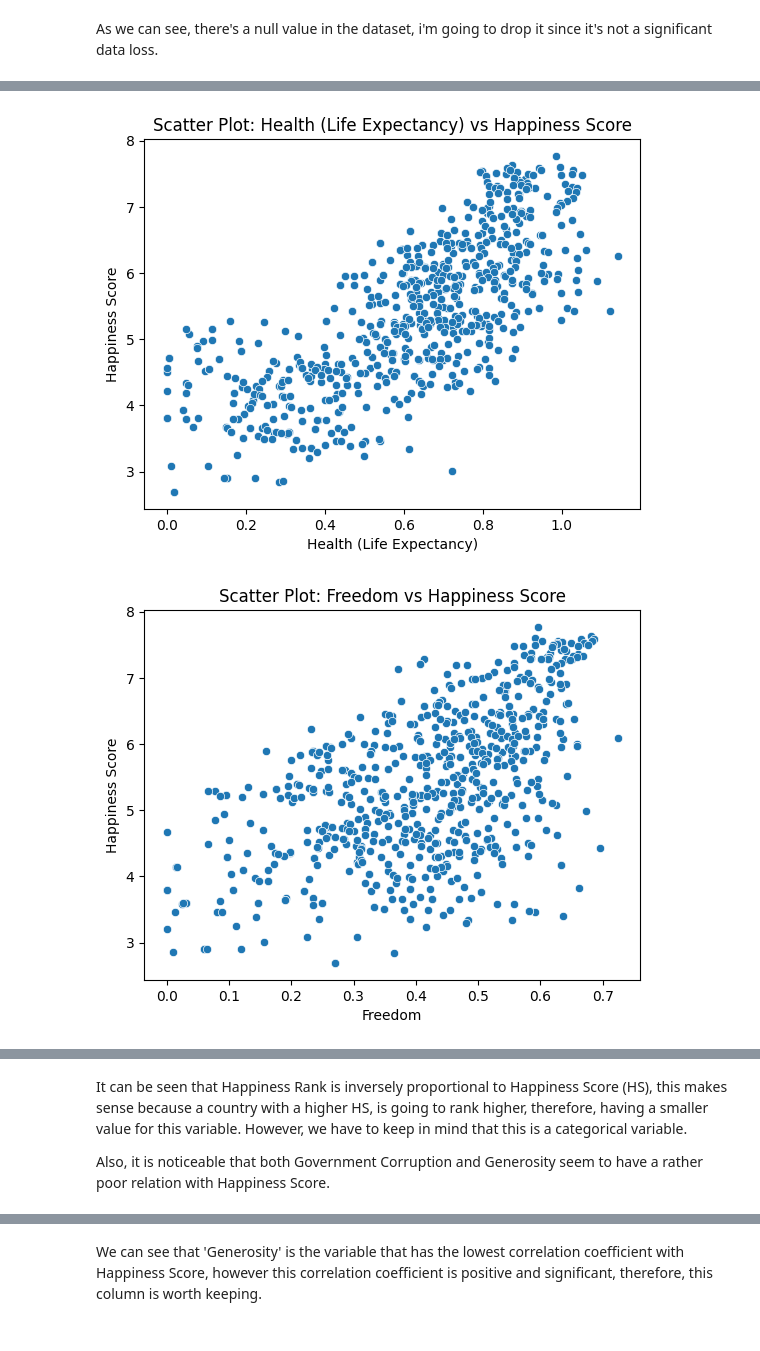
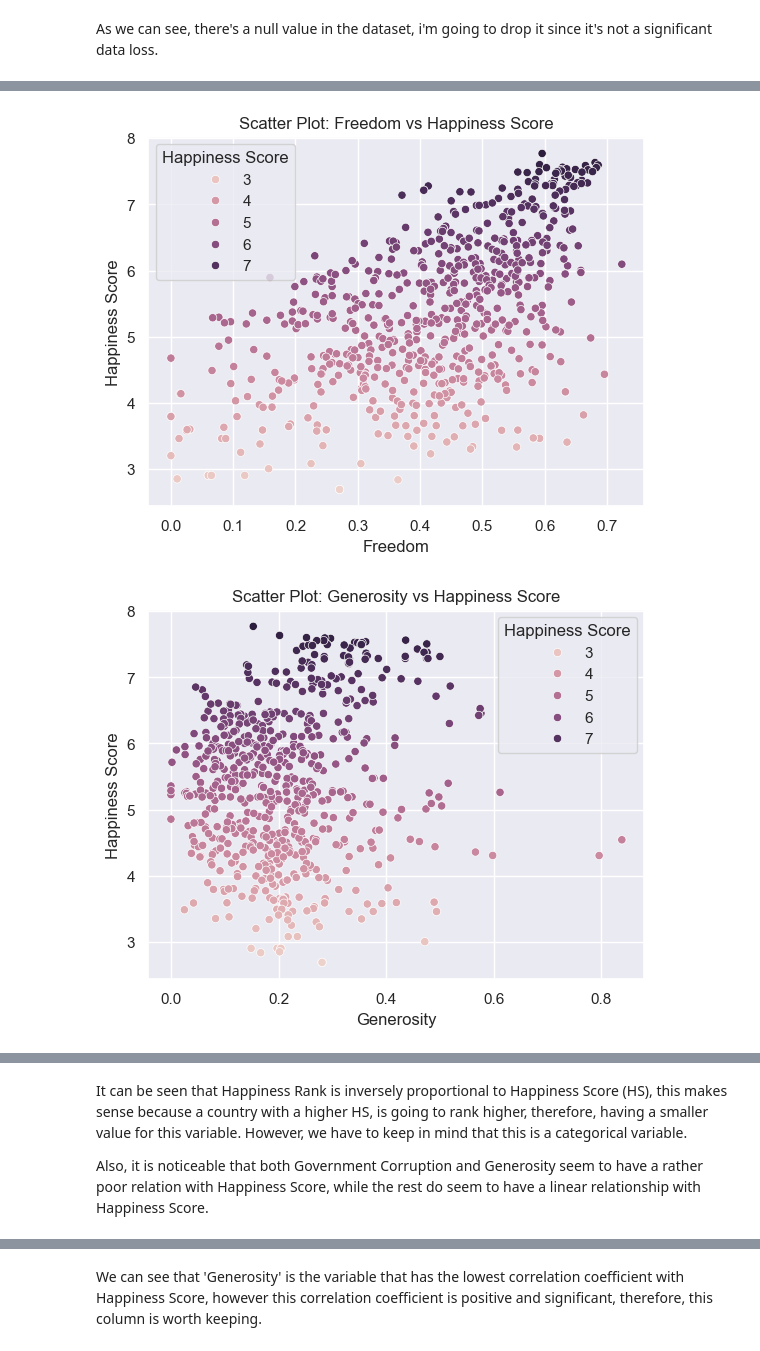
Before and after one commit to YOANGELICA/ML_data_streaming_challenge, a Jupyter notebook: notebooks/model_train.ipynb, the cells around one changed output, grey strips where cells are left out. Drawn from its saved outputs; the diff is of its cells as text; code cells hidden in the pictures.

Commit message:
enhancing eda graphics, consumer & db connection path

```diff
--- a/notebooks/model_train.ipynb
+++ b/notebooks/model_train.ipynb
@@ -216,10 +216,11 @@ df.to_csv('../data/merged_data.csv', index = False)
 # creating a df to plot
 plot_df = df.select_dtypes(include=['int', 'float'])
 # %%
-# plot_df.drop(columns=['Happiness Score'], inplace=True)
+sc_df = plot_df.drop(columns=['Happiness Score'])
 
-for variable in plot_df.columns:
-    sns.scatterplot(x=variable, y='Happiness Score', data=df)
+sns.set(color_codes=True)
+for variable in sc_df.columns:
+    sns.scatterplot(x=variable, y='Happiness Score', hue='Happiness Score', data=df)
     plt.title(f'Scatter Plot: {variable} vs Happiness Score')
     plt.show()
 # %% [output]
@@ -229,2 +230,2 @@ for variable in plot_df.columns:
-[figure, old version]
+[figure, new version]
-[figure, old version]
+[figure, new version]
@@ -233,7 +233,7 @@ for variable in plot_df.columns:
 # %% [markdown]
 It can be seen that Happiness Rank is inversely proportional to Happiness Score (HS), this makes sense because a country with a higher HS, is going to rank higher, therefore, having a smaller value for this variable. However, we have to keep in mind that this is a categorical variable.
 
-Also, it is noticeable that both Government Corruption and Generosity seem to have a rather poor relation with Happiness Score.
+Also, it is noticeable that both Government Corruption and Generosity seem to have a rather poor relation with Happiness Score, while the rest do seem to have a linear relationship with Happiness Score.
 # %%
 corr_matrix = plot_df.corr()
 
```
Also changed, not shown: parts of 2 cells of this notebook, 2 other files.
